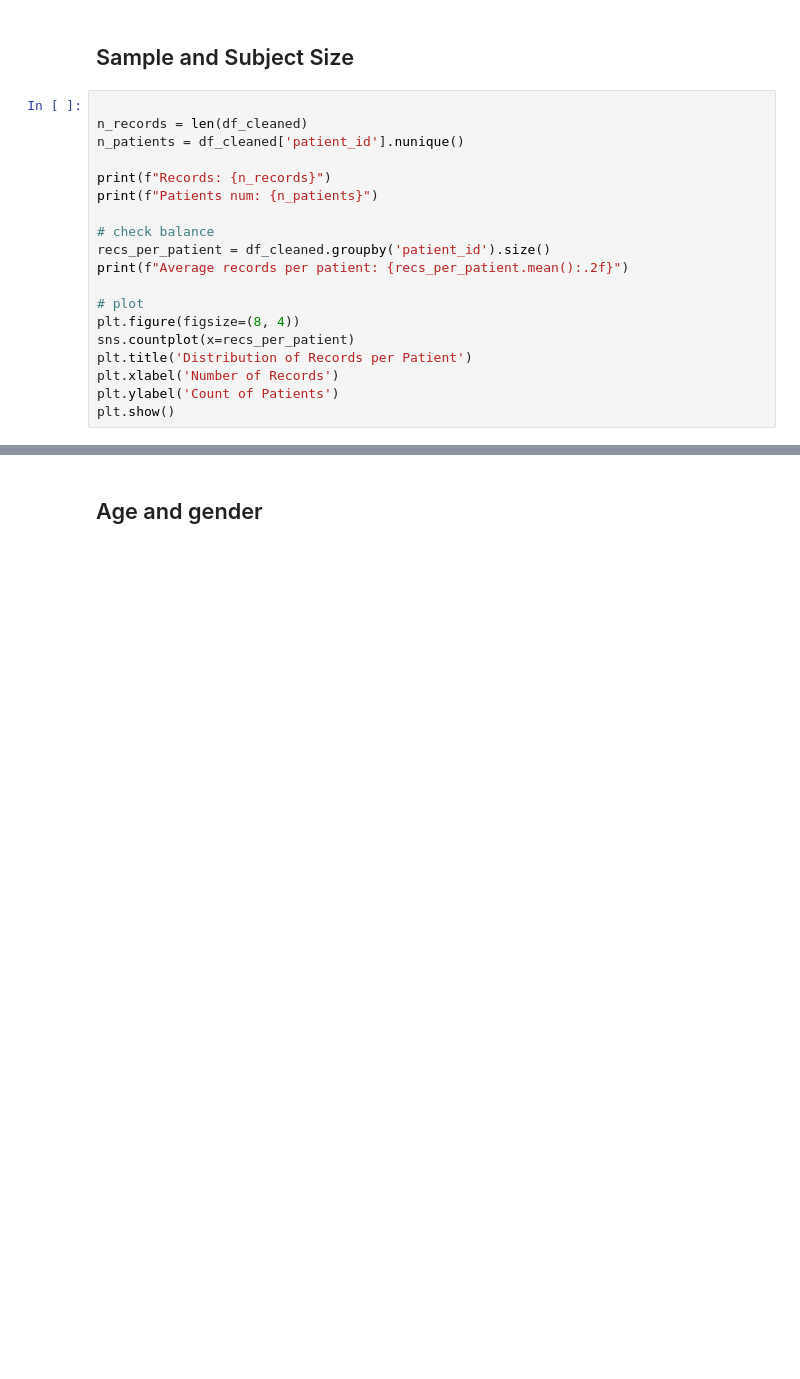
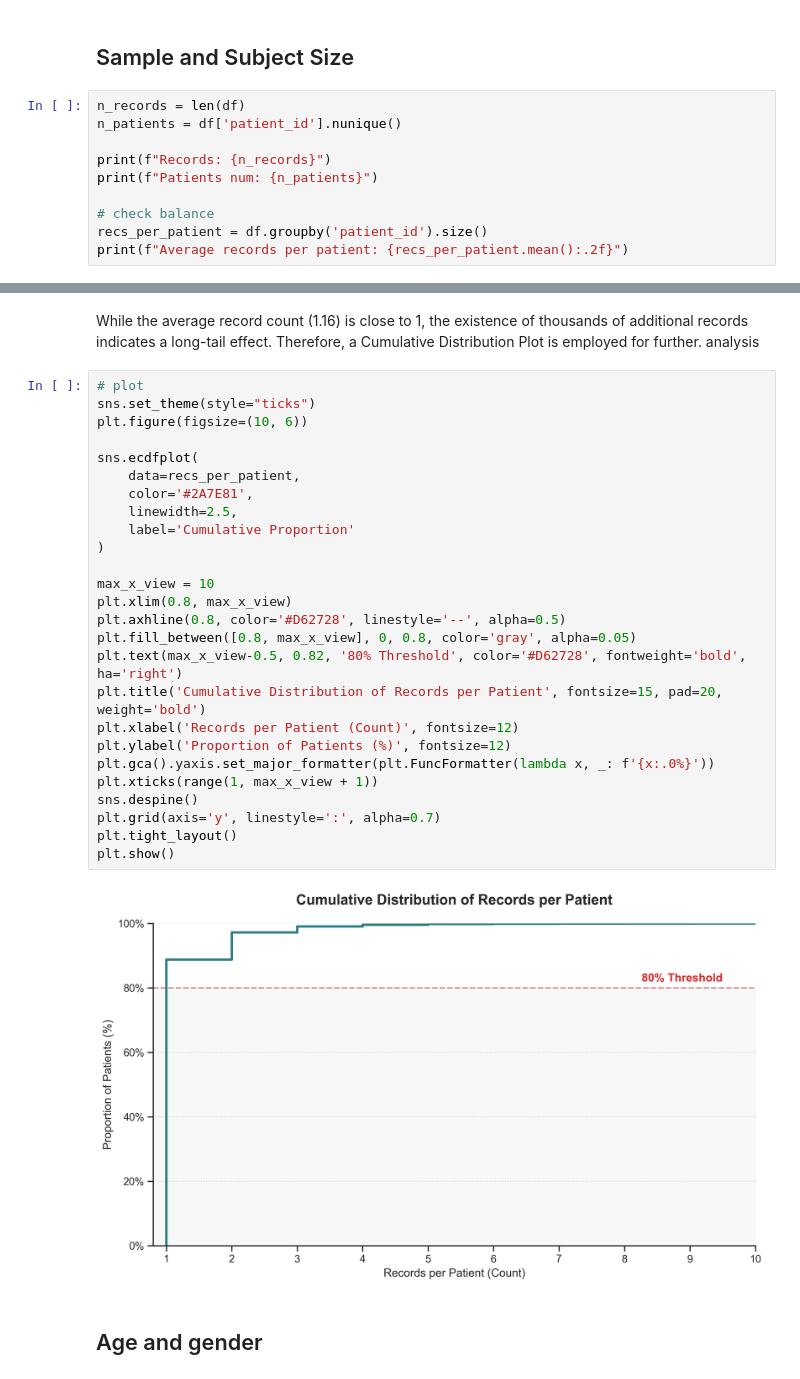
Before and after one commit to wenbo-sui/ptbxl5d, a Jupyter notebook: notebooks/01_eda_baseline.ipynb, the cells around one changed output, grey strips where cells are left out. Saved outputs shown, nothing was run; the diff lists cells and outputs as text; blank space fills up the shorter version.

```diff
--- a/notebooks/01_eda_baseline.ipynb
+++ b/notebooks/01_eda_baseline.ipynb
@@ -72,24 +49,15 @@ max   89.000000  209.000000  250.000000  59.416025
 # %% [markdown]
 ## Sample and Subject Size
 # %%
-
-n_records = len(df_cleaned)
-n_patients = df_cleaned['patient_id'].nunique()
+n_records = len(df)
+n_patients = df['patient_id'].nunique()
 
 print(f"Records: {n_records}")
 print(f"Patients num: {n_patients}")
 
 # check balance
-recs_per_patient = df_cleaned.groupby('patient_id').size()
+recs_per_patient = df.groupby('patient_id').size()
 print(f"Average records per patient: {recs_per_patient.mean():.2f}")
-
-# plot
-plt.figure(figsize=(8, 4))
-sns.countplot(x=recs_per_patient)
-plt.title('Distribution of Records per Patient')
-plt.xlabel('Number of Records')
-plt.ylabel('Count of Patients')
-plt.show()
 # %% [output]
 Records: 21799
 Patients num: 18869
@@ -98,3 +65,33 @@ Average records per patient: 1.16
+# %% [markdown]
+While the average record count (1.16) is close to 1, the existence of thousands of additional records indicates a long-tail effect. Therefore, a Cumulative Distribution Plot is employed for further. analysis
+# %%
+# plot
+sns.set_theme(style="ticks")
+plt.figure(figsize=(10, 6))
+
+sns.ecdfplot(
+    data=recs_per_patient,
+    color='#2A7E81',
+    linewidth=2.5,
+    label='Cumulative Proportion'
+)
+
+max_x_view = 10
+plt.xlim(0.8, max_x_view)
+plt.axhline(0.8, color='#D62728', linestyle='--', alpha=0.5)
+plt.fill_between([0.8, max_x_view], 0, 0.8, color='gray', alpha=0.05)
+plt.text(max_x_view-0.5, 0.82, '80% Threshold', color='#D62728', fontweight='bold', ha='right')
+plt.title('Cumulative Distribution of Records per Patient', fontsize=15, pad=20, weight='bold')
+plt.xlabel('Records per Patient (Count)', fontsize=12)
+plt.ylabel('Proportion of Patients (%)', fontsize=12)
+plt.gca().yaxis.set_major_formatter(plt.FuncFormatter(lambda x, _: f'{x:.0%}'))
+plt.xticks(range(1, max_x_view + 1))
+sns.despine()
+plt.grid(axis='y', linestyle=':', alpha=0.7)
+plt.tight_layout()
+plt.show()
+# %% [output]
+[figure, added]
 # %% [markdown]
 ## Age and gender
 # %%
```
Also changed, not shown: parts of 14 cells of this notebook.
